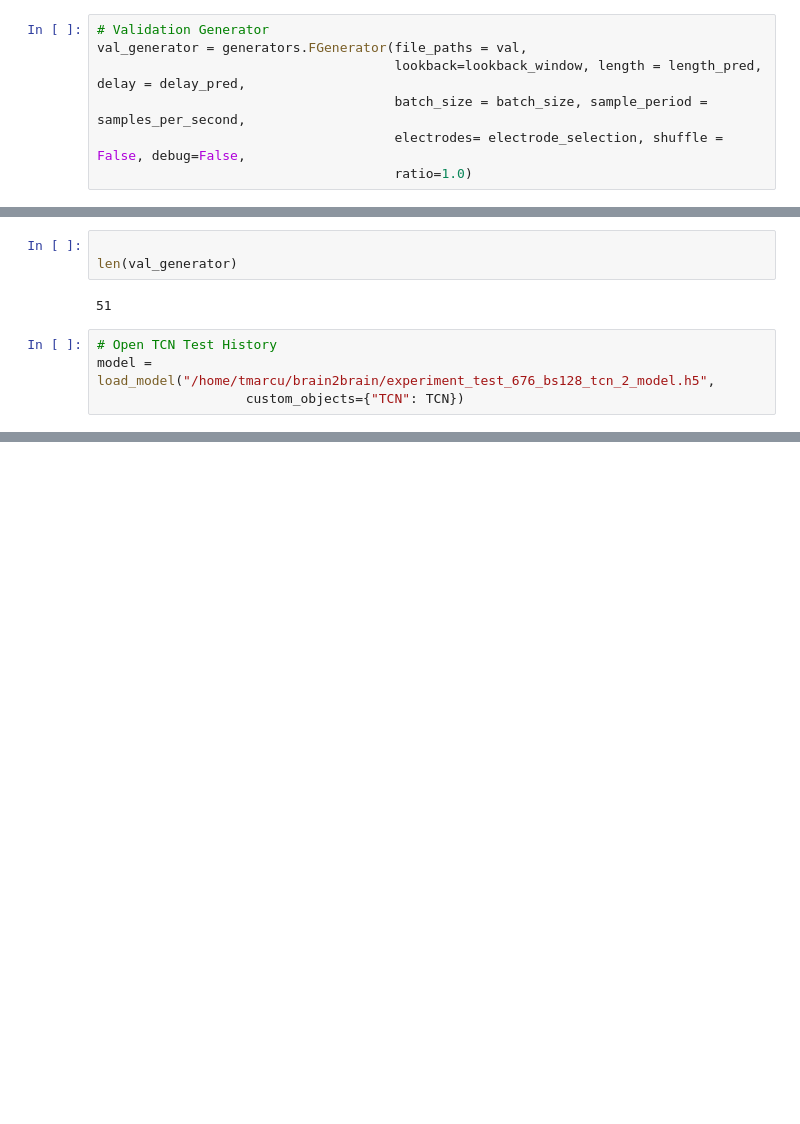
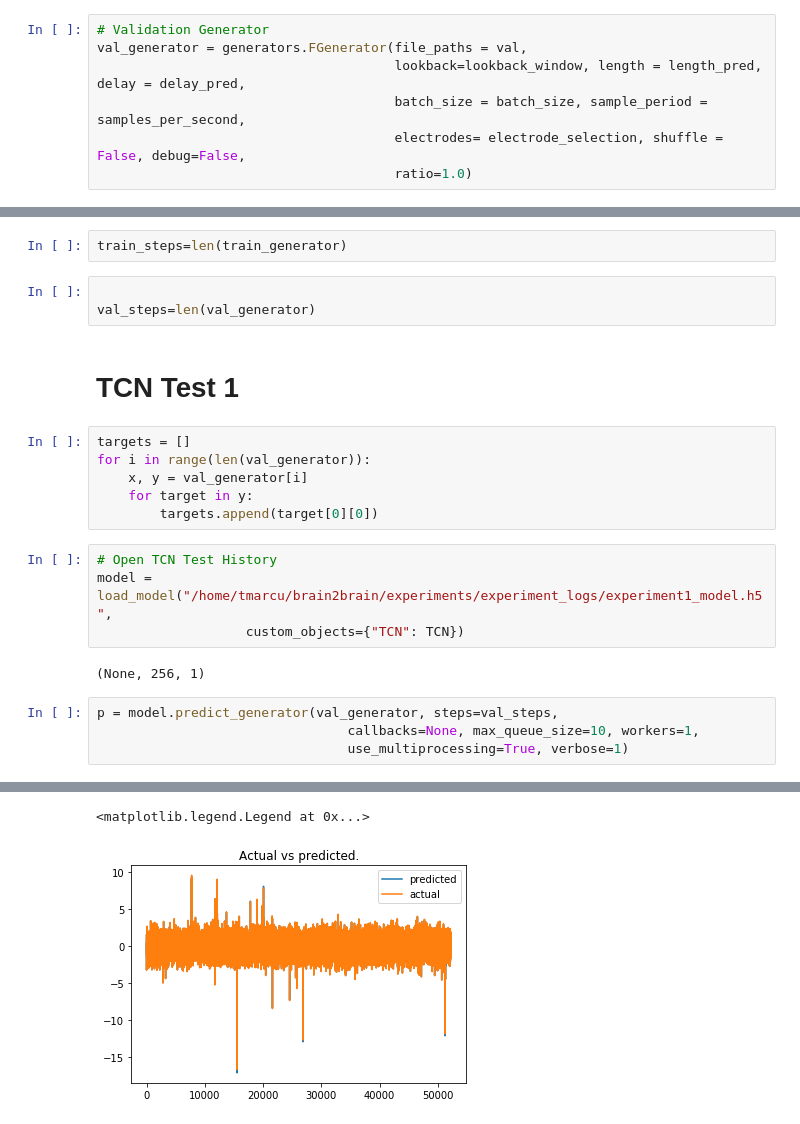
Before and after one commit to theodormarcu/brain2brain, a Jupyter notebook: experiments/visualize.ipynb, the cells around one changed output, grey strips where cells are left out. Cells and saved outputs as stored; diff of their text form; blank space fills up the shorter version.

Commit message:
latest experiment changes

```diff
--- a/experiments/visualize.ipynb
+++ b/experiments/visualize.ipynb
@@ -69,9 +65,24 @@ len(train_generator)
+# %%
+train_steps=len(train_generator)
 # %%
 
-len(val_generator)
+val_steps=len(val_generator)
-# %% [output]
-51
+# %% [markdown]
+# TCN Test 1
+# %%
+targets = []
+for i in range(len(val_generator)):
+    x, y = val_generator[i]
+    for target in y:
+        targets.append(target[0][0])
 # %%
 # Open TCN Test History
-model = load_model("/home/tmarcu/brain2brain/experiment_test_676_bs128_tcn_2_model.h5",
+model = load_model("/home/tmarcu/brain2brain/experiments/experiment_logs/experiment1_model.h5",
                    custom_objects={"TCN": TCN})
+# %% [output]
+(None, 256, 1)
+# %%
+p = model.predict_generator(val_generator, steps=val_steps,
+                                callbacks=None, max_queue_size=10, workers=1,
+                                use_multiprocessing=True, verbose=1)
+# %% [output]
@@ -77,0 +90,2 @@ model = load_model("/home/tmarcu/brain2brain/experiment_test_676_bs128_tcn_2_mod
+<matplotlib.legend.Legend at 0x...>
+[figure, added]
```
Also changed, not shown: parts of 19 cells of this notebook, 4 other files.
